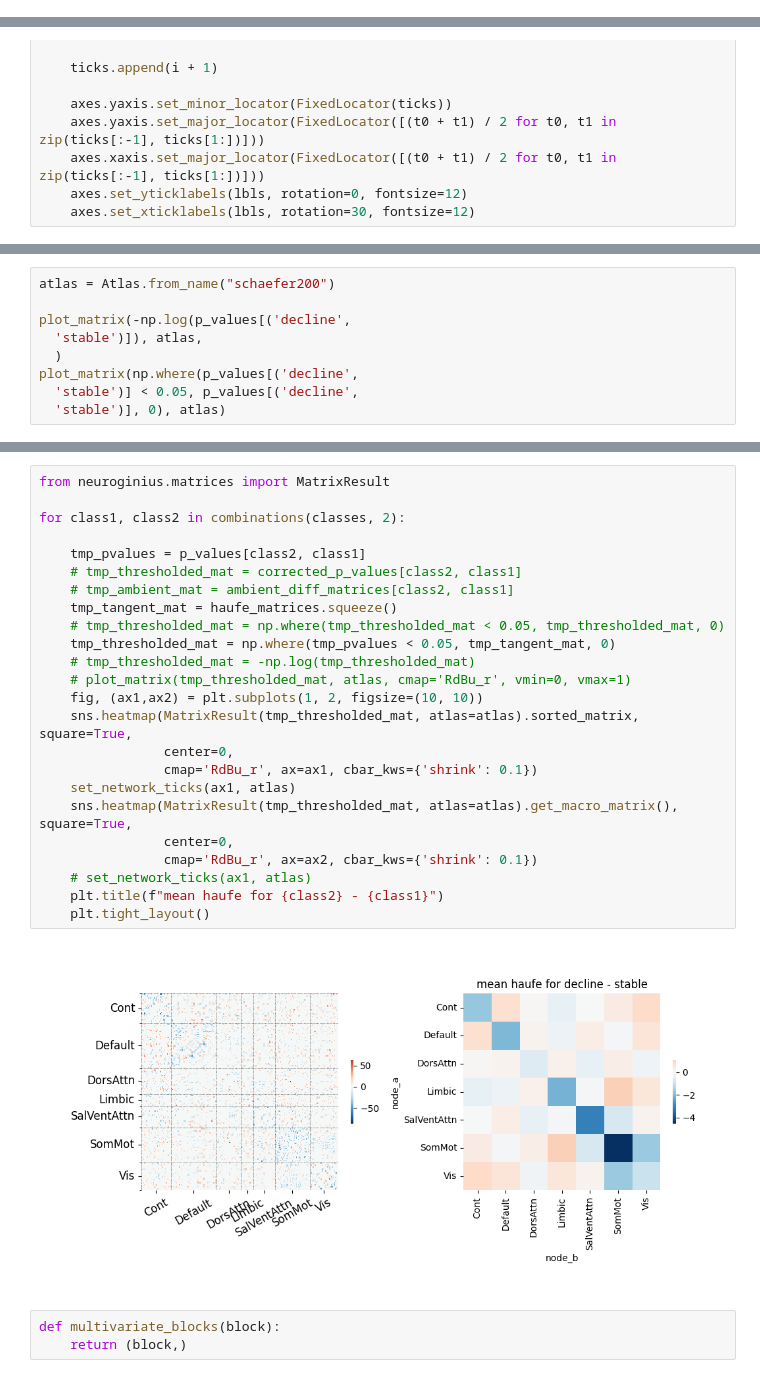
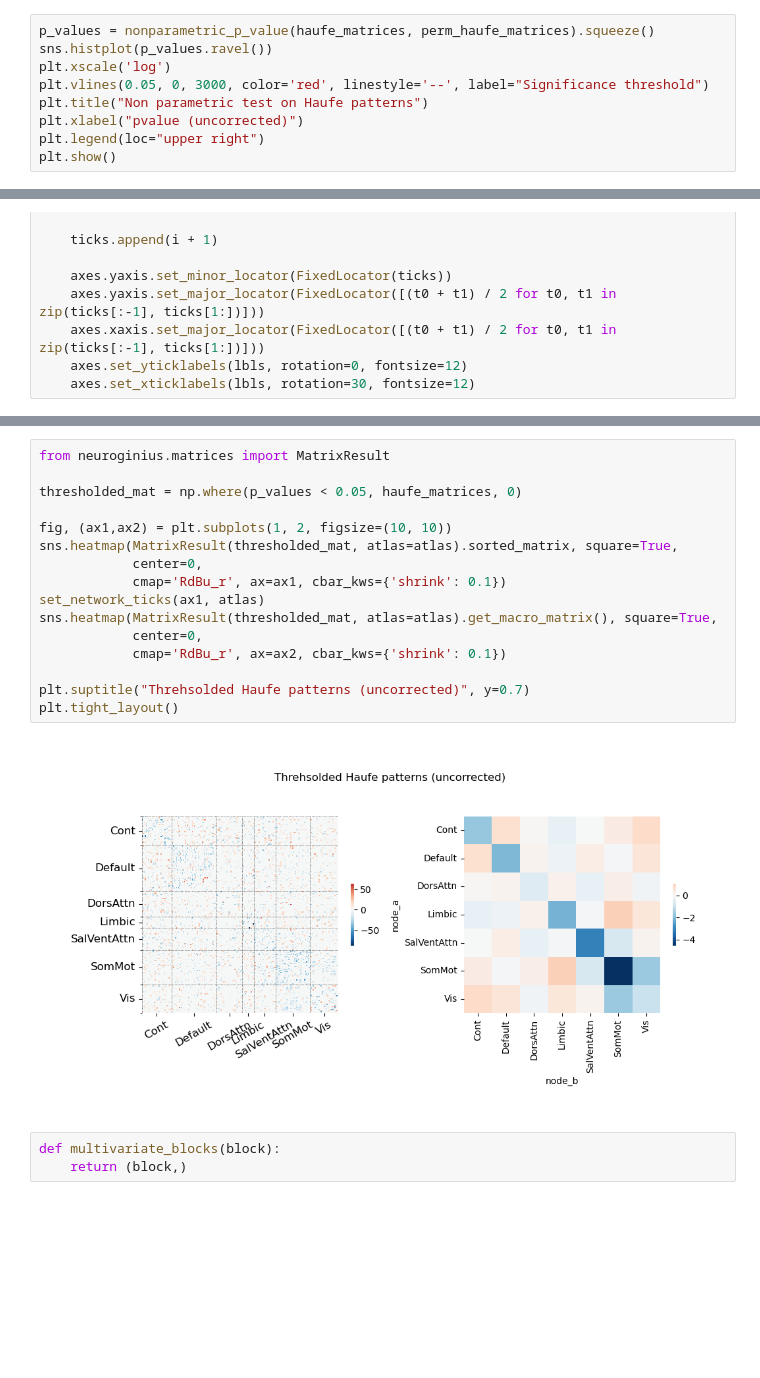
Before and after one commit to jonathan-legrand/article-figures, a Jupyter notebook: pairwise_testing_stablevsdecline_1000perm.ipynb, the cells around one changed output, grey strips where cells are left out. Cells and saved outputs as stored; diff of their text form; blank space fills up the shorter version.

```diff
--- a/pairwise_testing_stablevsdecline_1000perm.ipynb
+++ b/pairwise_testing_stablevsdecline_1000perm.ipynb
@@ -242,0 +43,9 @@ plt.vlines(0.05, 0, 3000, color='red', linestyle='--')
+# %%
+p_values = nonparametric_p_value(haufe_matrices, perm_haufe_matrices).squeeze()
+sns.histplot(p_values.ravel())
+plt.xscale('log')
+plt.vlines(0.05, 0, 3000, color='red', linestyle='--', label="Significance threshold")
+plt.title("Non parametric test on Haufe patterns")
+plt.xlabel("pvalue (uncorrected)")
+plt.legend(loc="upper right")
+plt.show()
@@ -270,9 +78,0 @@ np.fill_diagonal(p_values[('decline', 'stable')], .999)
-# %%
-atlas = Atlas.from_name("schaefer200")
-
-plot_matrix(-np.log(p_values[('decline',
-  'stable')]), atlas,
-  )
-plot_matrix(np.where(p_values[('decline',
-  'stable')] < 0.05, p_values[('decline',
-  'stable')], 0), atlas)
@@ -284,29 +79,21 @@ plot_matrix(np.where(p_values[('decline',
 # %%
 from neuroginius.matrices import MatrixResult
 
-for class1, class2 in combinations(classes, 2):
+thresholded_mat = np.where(p_values < 0.05, haufe_matrices, 0)
 
-    tmp_pvalues = p_values[class2, class1]
-    # tmp_thresholded_mat = corrected_p_values[class2, class1]
-    # tmp_ambient_mat = ambient_diff_matrices[class2, class1]
-    tmp_tangent_mat = haufe_matrices.squeeze()
-    # tmp_thresholded_mat = np.where(tmp_thresholded_mat < 0.05, tmp_thresholded_mat, 0)
-    tmp_thresholded_mat = np.where(tmp_pvalues < 0.05, tmp_tangent_mat, 0)
-    # tmp_thresholded_mat = -np.log(tmp_thresholded_mat)
-    # plot_matrix(tmp_thresholded_mat, atlas, cmap='RdBu_r', vmin=0, vmax=1)
-    fig, (ax1,ax2) = plt.subplots(1, 2, figsize=(10, 10))
-    sns.heatmap(MatrixResult(tmp_thresholded_mat, atlas=atlas).sorted_matrix, square=True,
-                center=0,
-                cmap='RdBu_r', ax=ax1, cbar_kws={'shrink': 0.1})
-    set_network_ticks(ax1, atlas)
-    sns.heatmap(MatrixResult(tmp_thresholded_mat, atlas=atlas).get_macro_matrix(), square=True,
-                center=0,
-                cmap='RdBu_r', ax=ax2, cbar_kws={'shrink': 0.1})
-    # set_network_ticks(ax1, atlas)
-    plt.title(f"mean haufe for {class2} - {class1}")
-    plt.tight_layout()
+fig, (ax1,ax2) = plt.subplots(1, 2, figsize=(10, 10))
+sns.heatmap(MatrixResult(thresholded_mat, atlas=atlas).sorted_matrix, square=True,
+            center=0,
+            cmap='RdBu_r', ax=ax1, cbar_kws={'shrink': 0.1})
+set_network_ticks(ax1, atlas)
+sns.heatmap(MatrixResult(thresholded_mat, atlas=atlas).get_macro_matrix(), square=True,
+            center=0,
+            cmap='RdBu_r', ax=ax2, cbar_kws={'shrink': 0.1})
+
+plt.suptitle("Threhsolded Haufe patterns (uncorrected)", y=0.7)
+plt.tight_layout()
 # %% [output]
-[figure, old version]
+[figure, new version]
 # %%
 def multivariate_blocks(block):
     return (block,)
```
Also changed, not shown: parts of 20 cells of this notebook.
